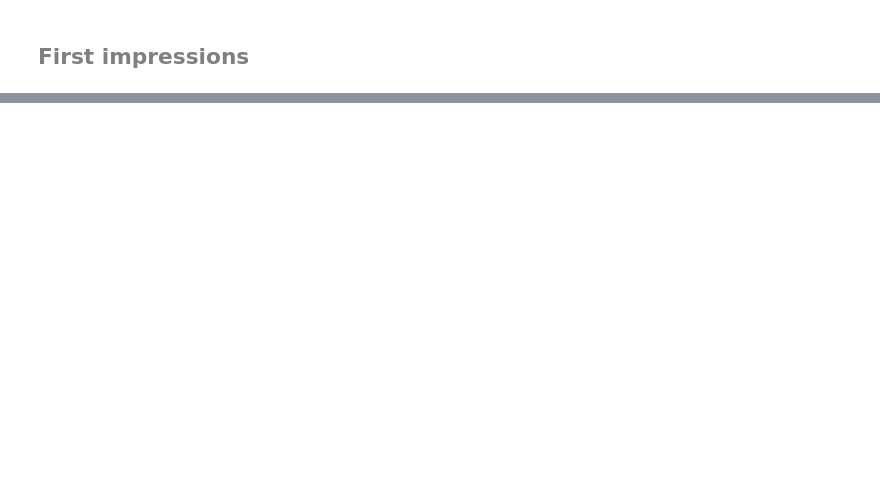
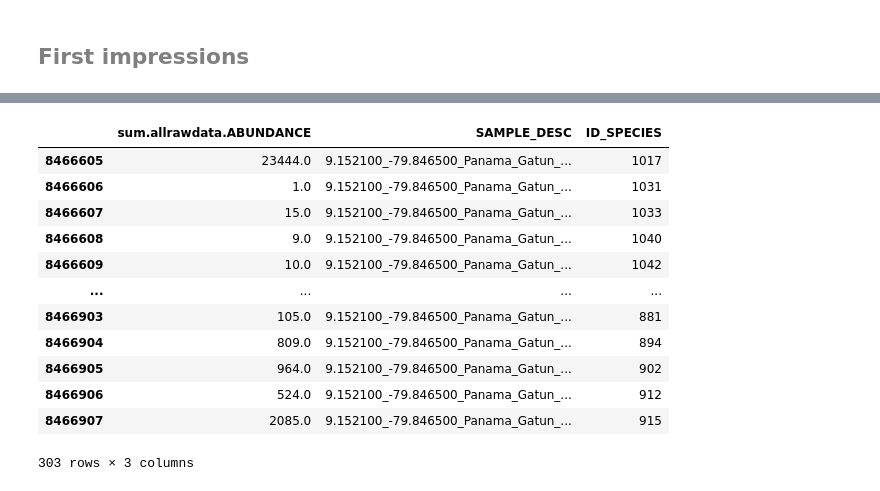
Before and after one commit to SchmidtDSE/dse-love-letters, a Jupyter notebook: biotime/biotime.ipynb, the cells around one changed output, grey strips where cells are left out. Drawn from its saved outputs; the diff is of its cells as text; code cells hidden in the pictures; blank space fills up the shorter version.

```diff
--- a/biotime/biotime.ipynb
+++ b/biotime/biotime.ipynb
@@ -42,0 +73,12 @@ Full citation for the data we are exploring:
+# %%
+# load the csv data into DataFrames
+# we need to change the default encoding for citations and metadata: in cp437 all characters should be defined
+query_csv = pd.read_csv(open('data/BioTIMEQuery_24_06_2021.csv', 'rb'), index_col=0)
+citations_csv = pd.read_csv(open('data/BioTIMECitations_24_06_2021.csv', 'rb'), encoding='cp437')
+metadata_csv = pd.read_csv(open('data/BioTIMEMetadata_24_06_2021.csv', 'rb'), encoding='cp437')
+
+print(f"Query csv shape: {query_csv.shape}")
+print(f"Citations csv shape: {citations_csv.shape}")
+print(f"Metadata csv shape: {metadata_csv.shape}")
+
+print(f"\nColumns for query_csv:\n{list(query_csv.columns)}")
@@ -42,0 +154,16 @@ Full citation for the data we are exploring:
+# %%
+query_csv.loc[(query_csv['STUDY_ID']==60) & (query_csv['YEAR']==1982)][['sum.allrawdata.ABUNDANCE', 'SAMPLE_DESC', 'ID_SPECIES']]
+# %% [output]
+|  | sum.allrawdata.ABUNDANCE | SAMPLE_DESC | ID_SPECIES |
+| 8466605 | 23444.0 | 9.152100_-79.846500_Panama_Gatun_... | 1017 |
+| 8466606 | 1.0 | 9.152100_-79.846500_Panama_Gatun_... | 1031 |
+| 8466607 | 15.0 | 9.152100_-79.846500_Panama_Gatun_... | 1033 |
+| 8466608 | 9.0 | 9.152100_-79.846500_Panama_Gatun_... | 1040 |
+| 8466609 | 10.0 | 9.152100_-79.846500_Panama_Gatun_... | 1042 |
+| ... | ... | ... | ... |
+| 8466903 | 105.0 | 9.152100_-79.846500_Panama_Gatun_... | 881 |
+| 8466904 | 809.0 | 9.152100_-79.846500_Panama_Gatun_... | 894 |
+| 8466905 | 964.0 | 9.152100_-79.846500_Panama_Gatun_... | 902 |
+| 8466906 | 524.0 | 9.152100_-79.846500_Panama_Gatun_... | 912 |
+| 8466907 | 2085.0 | 9.152100_-79.846500_Panama_Gatun_... | 915 |
+303 rows × 3 columns
```
Also changed, not shown: parts of 18 cells of this notebook, 1 other file.
